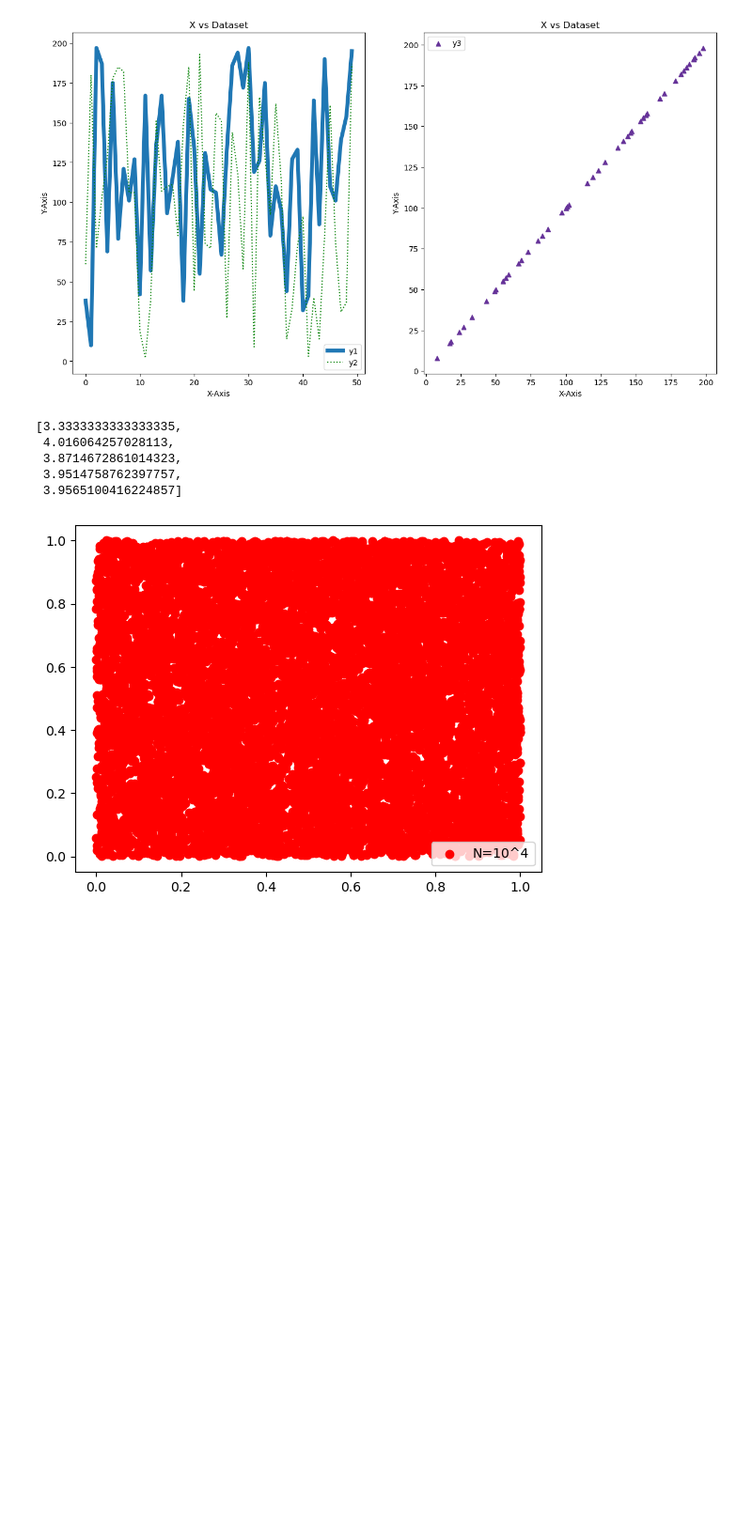
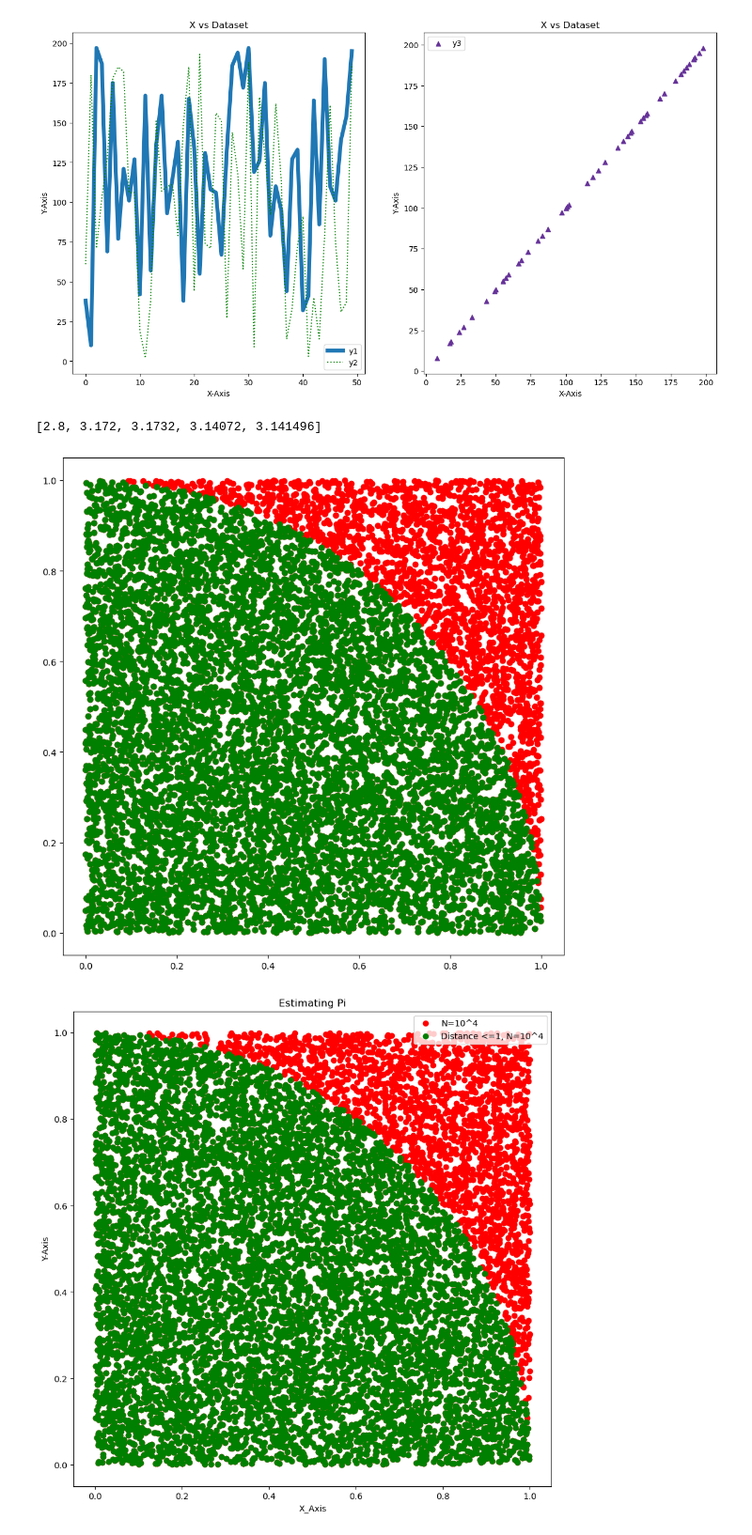
Before and after one commit to DeaconTCarreon/deacon_decal, a Jupyter notebook: homework10/homework10.ipynb, the cells around one changed output. Shown at 94% size. Drawn from its saved outputs; the diff is of its cells as text; code cells hidden in the pictures; blank space fills up the shorter version.

```diff
--- a/homework10/homework10.ipynb
+++ b/homework10/homework10.ipynb
@@ -92,30 +97,39 @@ def find_pi(N):
     distances = ((circle_x)**2 + (circle_y)**2)**0.5
 
     quarter_points = []
+    x_points = []
+    y_points = []
     for i in range(0, len(distances)):
-        if distances[i] <= 1.1 and distances[i] >= 0.9:
+        if distances[i] <= 1:
             quarter_points.append(distances[i])
+            x_points.append(circle_x[i])
+            y_points.append(circle_y[i])
 
     quarter_circle = np.array(quarter_points)
+    x_array = np.array(x_points)
+    y_array = np.array(y_points)
 
-    pi = len(distances)/len(quarter_circle)
-    return pi
+    pi = (len(quarter_circle)/len(distances))*4
+    return pi, quarter_circle, circle_x, circle_y, x_array, y_array
 
-pi_values = [find_pi(10), find_pi(10**3), find_pi(10**4), find_pi(10**5), find_pi(10**6)]
+pi_values = [find_pi(10)[0], find_pi(10**3)[0], find_pi(10**4)[0], find_pi(10**5)[0], find_pi(10**6)[0]]
 pi_values
 # %% [output]
-[3.3333333333333335,
- 4.016064257028113,
- 3.8714672861014323,
- 3.9514758762397757,
- 3.9565100416224857]
+[2.8, 3.172, 3.1732, 3.14072, 3.141496]
 # %%
-plt.figure()
-plt.scatter(np.random.rand(10**4), np.random.rand(10**4), color='red', label='N=10^4')
+p = find_pi(10**4)
+
+plt.figure(figsize=(10,10))
+plt.scatter(p[2], p[3], color='red', label='N=10^4')
+plt.scatter(p[4], p[5], color='green', label='Distance <=1, N=10^4')
+plt.xlabel('X_Axis')
+plt.ylabel('Y-Axis')
+plt.title('Estimating Pi')
 plt.legend()
 plt.show()
 # %% [output]
-[figure, old version]
+[figure, new version]
+[figure, added]
 # %%
 #3
 
```
Also changed, not shown: parts of 4 cells of this notebook.
